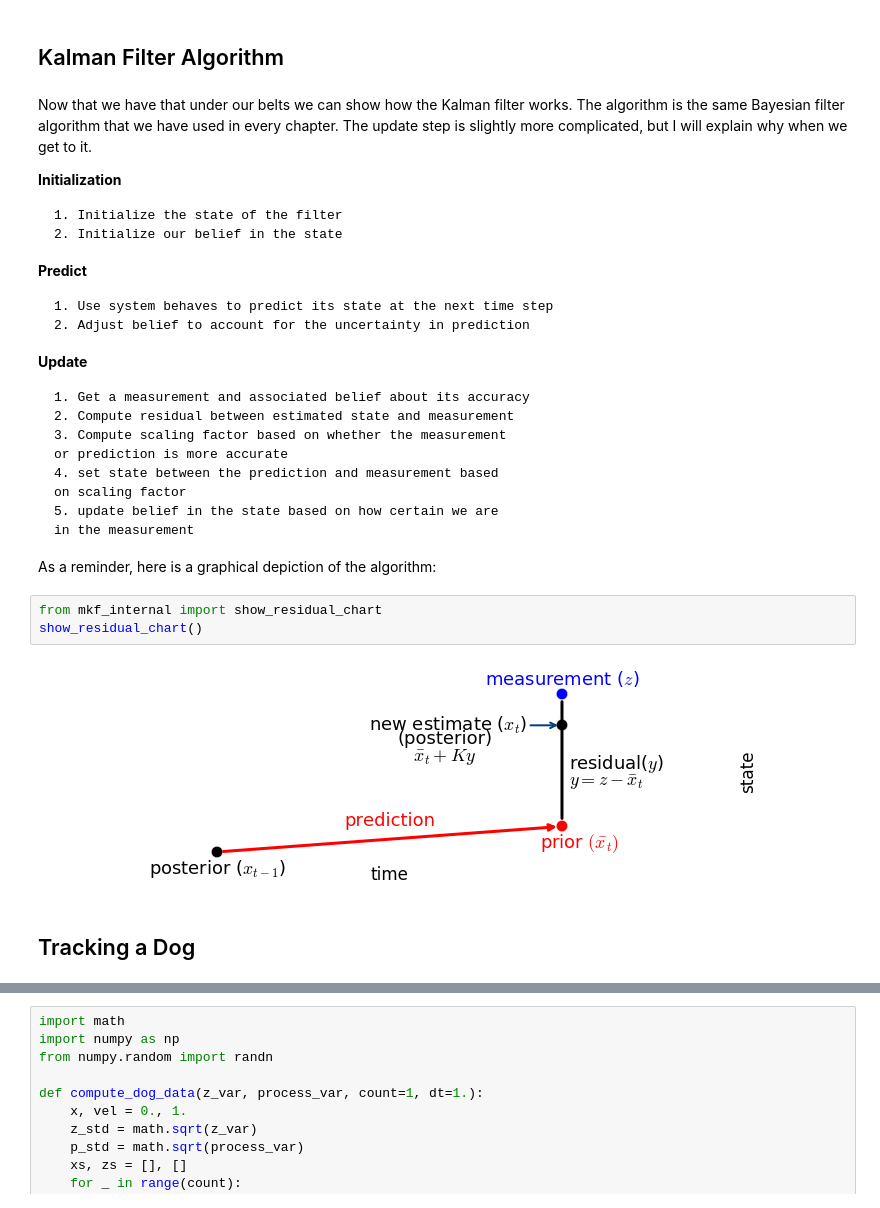
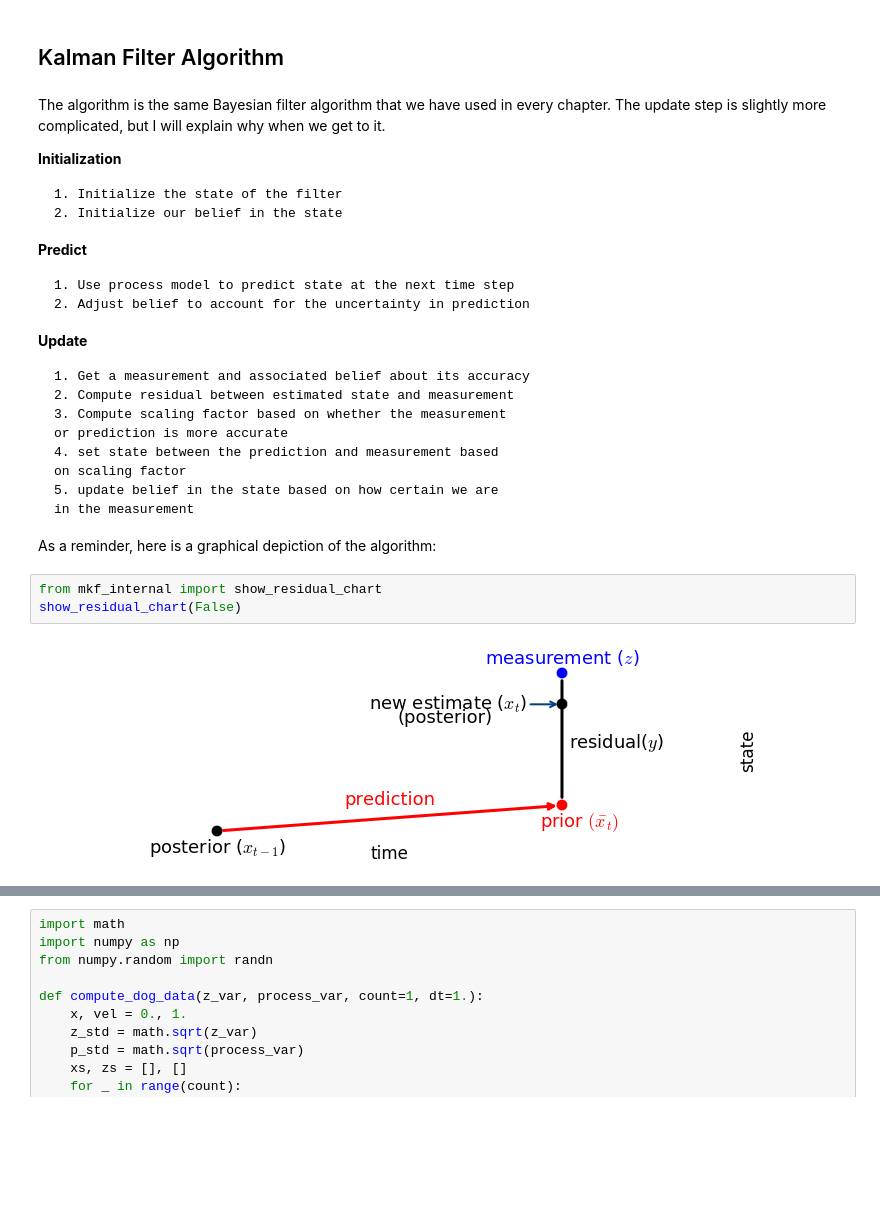
Before and after one commit to rlabbe/Kalman-and-Bayesian-Filters-in-Python, a Jupyter notebook: 06-Multivariate-Kalman-Filters.ipynb, the cells around one changed output, grey strips where cells are left out. Drawn from its saved outputs; the diff is of its cells as text; blank space fills up the shorter version.

Commit message:
Rewrites for orthogonal version of eqns
The changes in the univariate chapter, where I derived the
eqn for K continue to ripple through the chapters.

```diff
--- a/06-Multivariate-Kalman-Filters.ipynb
+++ b/06-Multivariate-Kalman-Filters.ipynb
@@ -46,7 +48,7 @@ When you design a Kalman filter you start with a system of differential equation
 # %% [markdown]
 ## Kalman Filter Algorithm
 # %% [markdown]
-Now that we have that under our belts we can show how the Kalman filter works. The algorithm is the same Bayesian filter algorithm that we have used in every chapter. The update step is slightly more complicated, but I will explain why when we get to it.
+The algorithm is the same Bayesian filter algorithm that we have used in every chapter. The update step is slightly more complicated, but I will explain why when we get to it.
 
 **Initialization**
 
@@ -55,7 +57,7 @@ Now that we have that under our belts we can show how the Kalman filter works. T
 
 **Predict**
 
-    1. Use system behaves to predict its state at the next time step
+    1. Use process model to predict state at the next time step
     2. Adjust belief to account for the uncertainty in prediction
 **Update**
 
@@ -71,8 +73,6 @@ Now that we have that under our belts we can show how the Kalman filter works. T
 As a reminder, here is a graphical depiction of the algorithm:
 # %%
 from mkf_internal import show_residual_chart
-show_residual_chart()
+show_residual_chart(False)
 # %% [output]
-[figure, old version]
+[figure, new version]
-# %% [markdown]
-## Tracking a Dog
```
Also changed, not shown: parts of 56 cells of this notebook, 6 other files.
